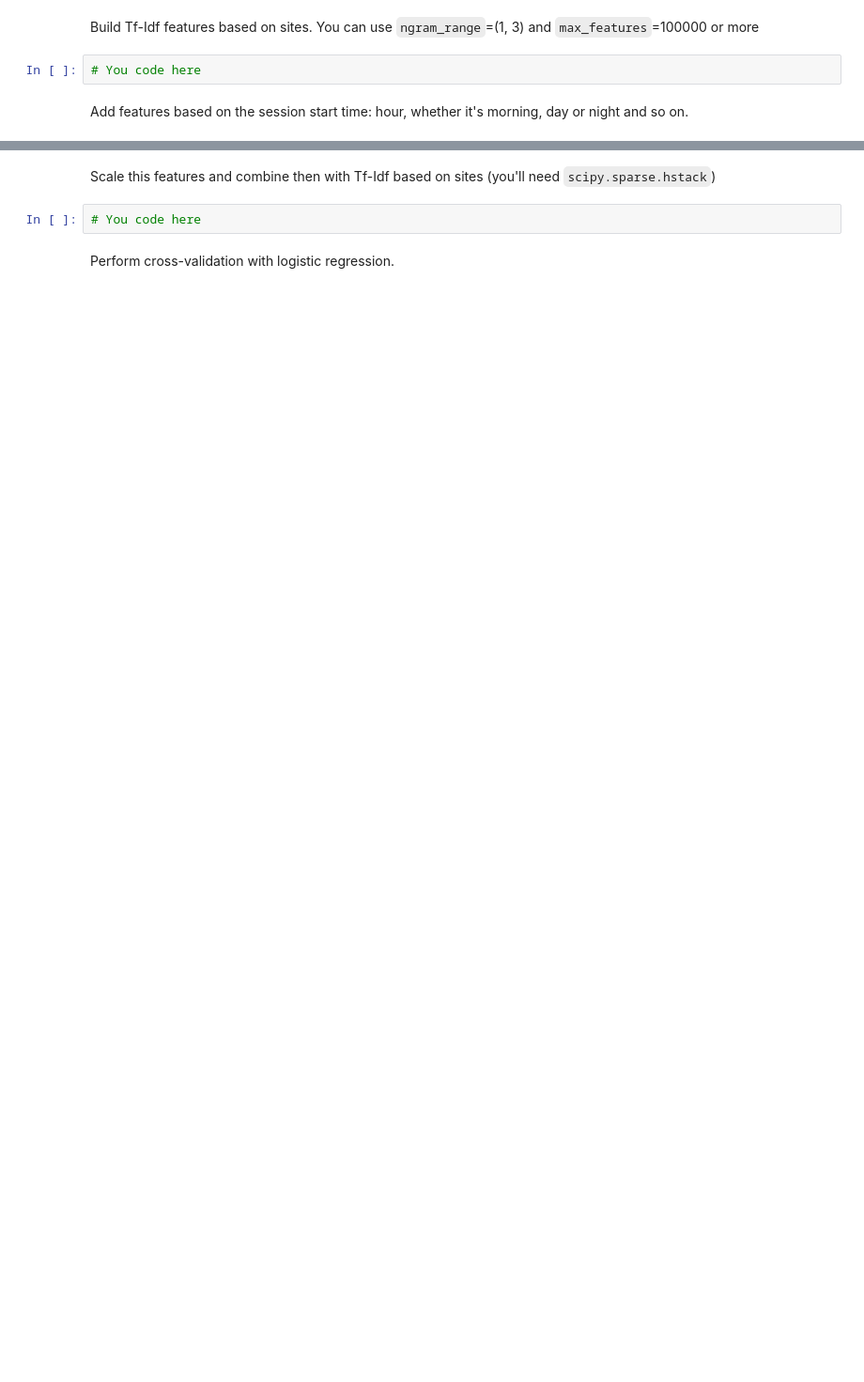
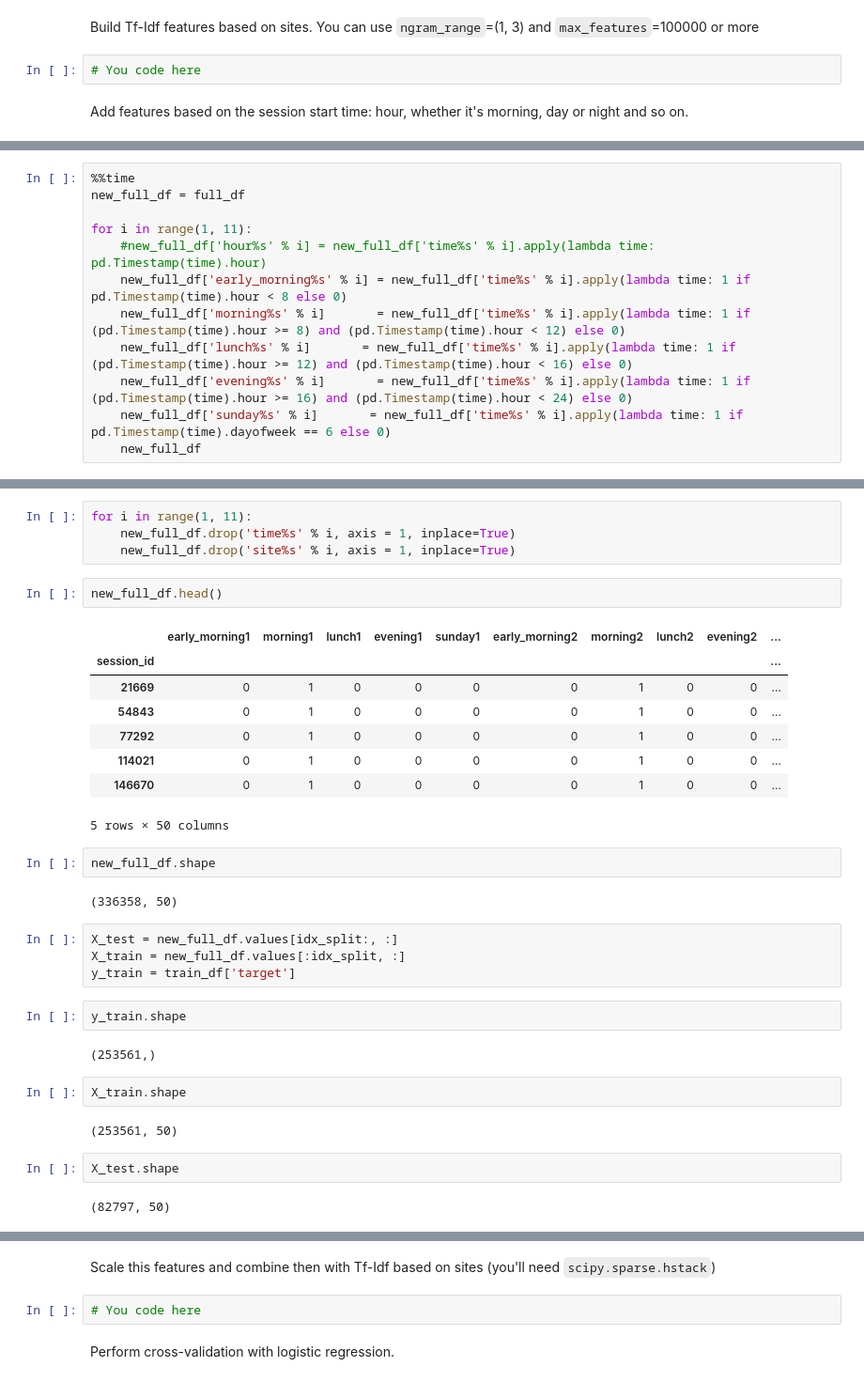
Before and after one commit to maxsaprykin/MLClass, a Jupyter notebook: hw6/hw6_session3_part1_alice_beat_baseline.ipynb, the cells around one changed output, grey strips where cells are left out. Shown: that part at 94% size. Saved outputs shown, nothing was run; the diff lists cells and outputs as text; blank space fills up the shorter version.

```diff
--- a/hw6/hw6_session3_part1_alice_beat_baseline.ipynb
+++ b/hw6/hw6_session3_part1_alice_beat_baseline.ipynb
@@ -212,0 +160,12 @@ Add features based on the session start time: hour, whether it's morning, day or
+# %%
+%%time
+new_full_df = full_df
+
+for i in range(1, 11):
+    #new_full_df['hour%s' % i] = new_full_df['time%s' % i].apply(lambda time: pd.Timestamp(time).hour)
+    new_full_df['early_morning%s' % i] = new_full_df['time%s' % i].apply(lambda time: 1 if pd.Timestamp(time).hour < 8 else 0)
+    new_full_df['morning%s' % i]       = new_full_df['time%s' % i].apply(lambda time: 1 if (pd.Timestamp(time).hour >= 8) and (pd.Timestamp(time).hour < 12) else 0)
+    new_full_df['lunch%s' % i]       = new_full_df['time%s' % i].apply(lambda time: 1 if (pd.Timestamp(time).hour >= 12) and (pd.Timestamp(time).hour < 16) else 0)
+    new_full_df['evening%s' % i]       = new_full_df['time%s' % i].apply(lambda time: 1 if (pd.Timestamp(time).hour >= 16) and (pd.Timestamp(time).hour < 24) else 0)
+    new_full_df['sunday%s' % i]       = new_full_df['time%s' % i].apply(lambda time: 1 if pd.Timestamp(time).dayofweek == 6 else 0)
+    new_full_df
@@ -212,0 +174,35 @@ Add features based on the session start time: hour, whether it's morning, day or
+# %%
+for i in range(1, 11):
+    new_full_df.drop('time%s' % i, axis = 1, inplace=True)
+    new_full_df.drop('site%s' % i, axis = 1, inplace=True)
+# %%
+new_full_df.head()
+# %% [output]
+|  | early_morning1 | morning1 | lunch1 | evening1 | sunday1 | early_morning2 | morning2 | lunch2 | evening2 | ... |
+| session_id |  |  |  |  |  |  |  |  |  | ... |
+| 21669 | 0 | 1 | 0 | 0 | 0 | 0 | 1 | 0 | 0 | ... |
+| 54843 | 0 | 1 | 0 | 0 | 0 | 0 | 1 | 0 | 0 | ... |
+| 77292 | 0 | 1 | 0 | 0 | 0 | 0 | 1 | 0 | 0 | ... |
+| 114021 | 0 | 1 | 0 | 0 | 0 | 0 | 1 | 0 | 0 | ... |
+| 146670 | 0 | 1 | 0 | 0 | 0 | 0 | 1 | 0 | 0 | ... |
+5 rows × 50 columns
+# %%
+new_full_df.shape
+# %% [output]
+(336358, 50)
+# %%
+X_test = new_full_df.values[idx_split:, :]
+X_train = new_full_df.values[:idx_split, :]
+y_train = train_df['target']
+# %%
+y_train.shape
+# %% [output]
+(253561,)
+# %%
+X_train.shape
+# %% [output]
+(253561, 50)
+# %%
+X_test.shape
+# %% [output]
+(82797, 50)
```
Also changed, not shown: parts of 24 cells of this notebook, 2 other files.
